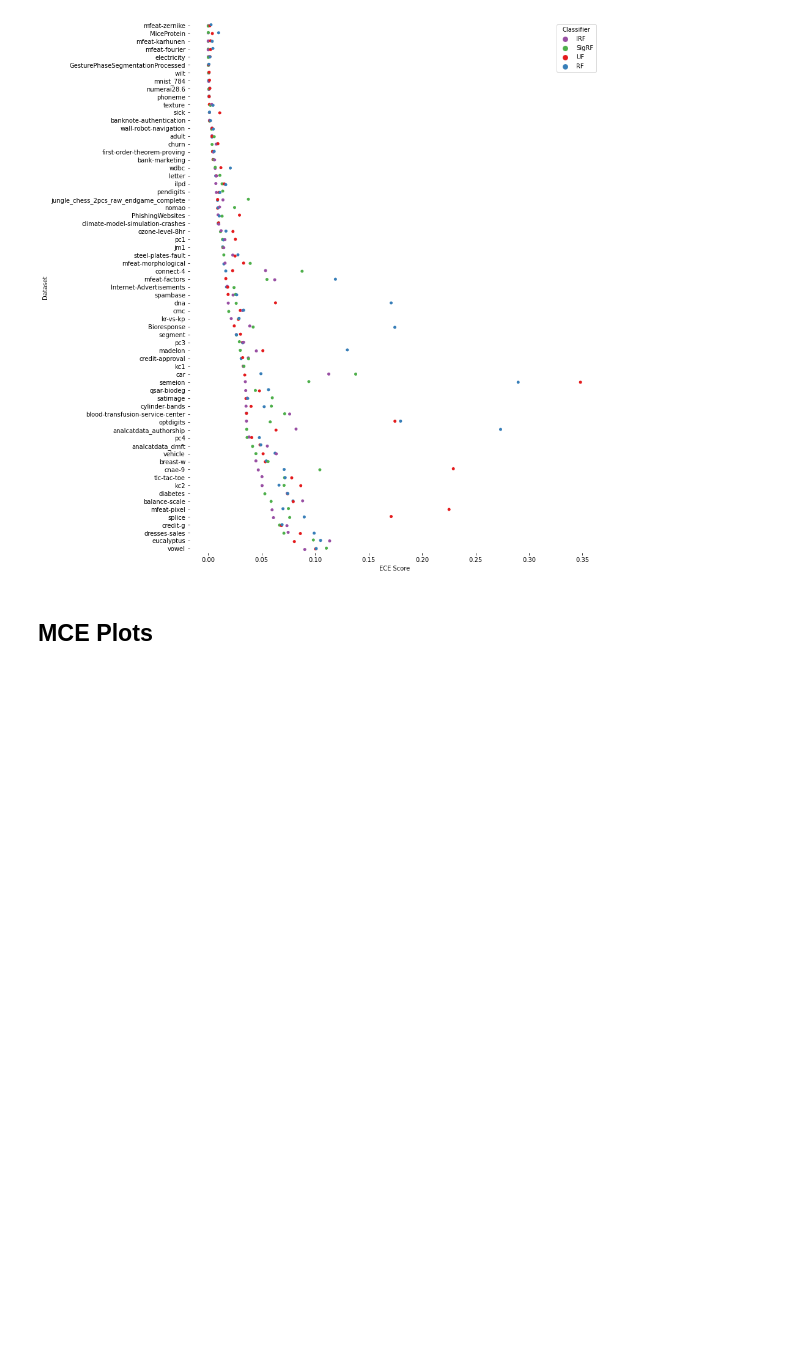
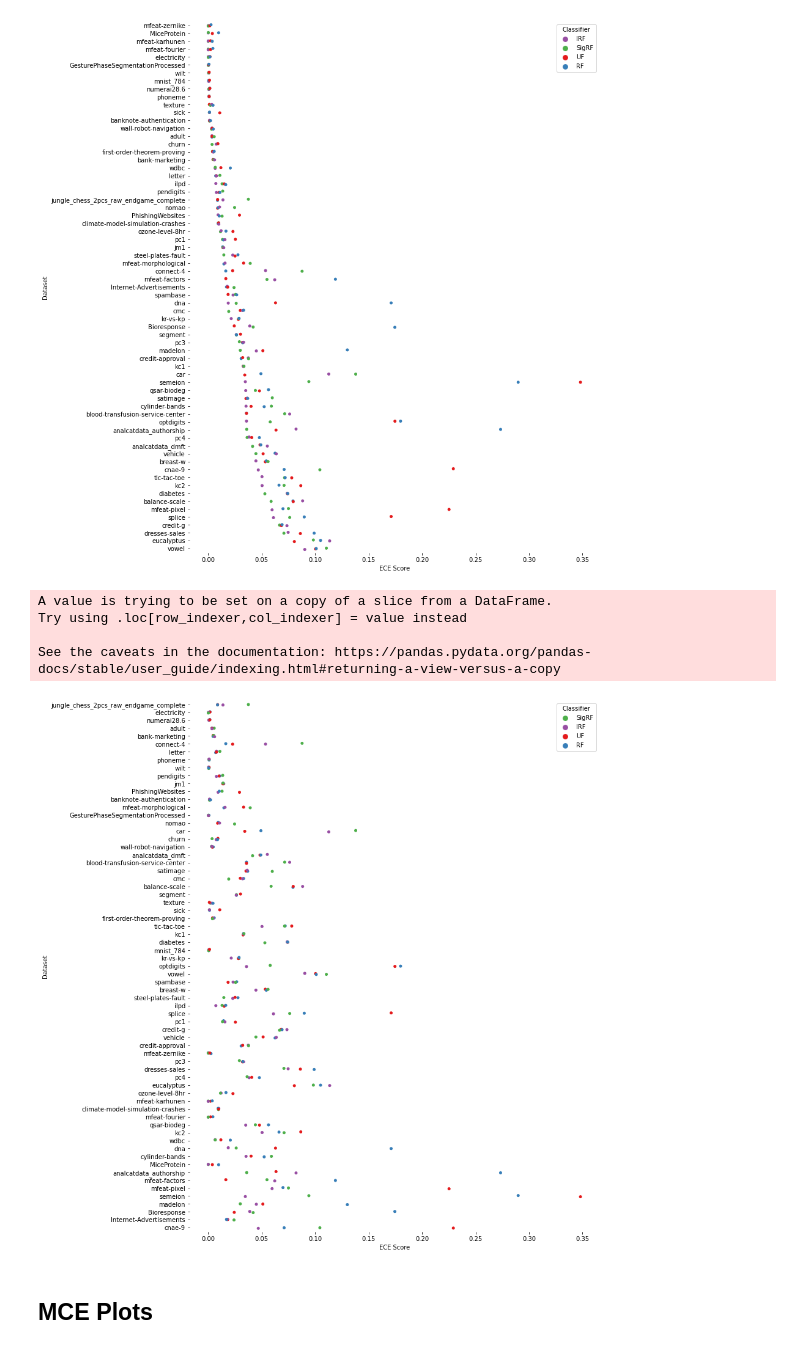
Before and after one commit to rflperry/ProgLearn, a Jupyter notebook: benchmarks/uf_experiments/cc18/results_figures_cv10.ipynb, the cells around one changed output. Cells and saved outputs as stored; diff of their text form; code cells hidden in the pictures; blank space fills up the shorter version.

Commit message:
ece figure

```diff
--- a/benchmarks/uf_experiments/cc18/results_figures_cv10.ipynb
+++ b/benchmarks/uf_experiments/cc18/results_figures_cv10.ipynb
@@ -272,6 +272,28 @@ sns.stripplot(x="ECE Score", y="Dataset", hue="Classifier",
 plt.show()
 # %% [output]
 [figure]
+# %%
+# Initialize the figure
+f, ax = plt.subplots(figsize=(12,16))
+sns.despine(bottom=True, left=True)
+
+df = score_df[['Dataset', 'n_features', 'n_samples'] + clfs]
+df['features/samples'] = df['n_features'] / df['n_samples']
+df = df.melt(
+    id_vars=['Dataset', 'features/samples'], value_vars=clfs, var_name='Classifier', value_name='ECE Score'
+).sort_values('features/samples')
+
+# Show each observation with a scatterplot
+sns.stripplot(x="ECE Score", y="Dataset", hue="Classifier",
+              data=df, dodge=False, alpha=1, zorder=1, palette=color_dict)
+
+plt.show()
+# %% [output]
+A value is trying to be set on a copy of a slice from a DataFrame.
+Try using .loc[row_indexer,col_indexer] = value instead
+
+See the caveats in the documentation: https://pandas.pydata.org/pandas-docs/stable/user_guide/indexing.html#returning-a-view-versus-a-copy
+[figure, added]
 # %% [markdown]
 ## MCE Plots
 # %%
```
Also changed, not shown: parts of 1 cell of this notebook, 2 other files.
